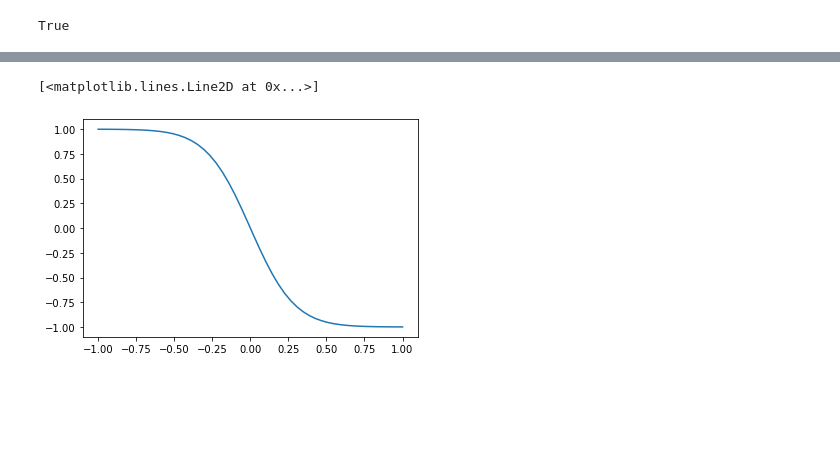
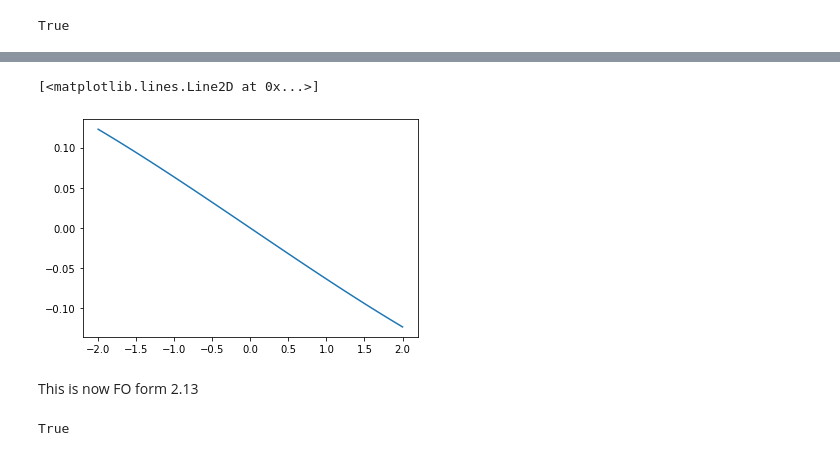
Before and after one commit to MarcusHatton/MastersProjectSpinoff, a Jupyter notebook: SolvingTheBVP.ipynb, the cells around one changed output, grey strips where cells are left out. Cells and saved outputs as stored; diff of their text form; code cells hidden in the pictures; blank space fills up the shorter version.

```diff
--- a/SolvingTheBVP.ipynb
+++ b/SolvingTheBVP.ipynb
@@ -27,10 +33,25 @@ def bcs(qa, qb):
+# %%
+zeta = 0.001
+tau_Pi = 1
+V = 0
+def f_bvp(eta, q, p):
+    V = p[0]
+    u, du, ddu = q
+    f = np.zeros_like(q)
+    f[0, :] = du
+    f[1, :] = ddu
+    f[2, :] = ( ((zeta/tau_Pi)*((2*u - V)*du - ddu) - du*ddu) / u) # dddu
+    return f
+def bcs(qa, qb, p):
+    return np.array([qa[0] - 1, qb[0] + 1, qa[1], qb[1]])
 # %%
 eta = np.linspace(-100, 100)
-q_guess = np.zeros((2, len(eta)))
+q_guess = np.zeros((3, len(eta)))
 q_guess[0, :] = - eta / 100
 q_guess[1, :] = - 1 / 100
 # %%
-soln = solve_bvp(f_bvp, bcs, eta, q_guess)
+soln = solve_bvp(f_bvp, bcs, eta, q_guess, p = [0], tol=5e-2)
+#soln = solve_bvp(f_bvp, bcs, soln.x, soln.y, p = [0], tol=1e-2)
 soln.success
 # %% [output]
 True
@@ -42,6 +83,8 @@ plt.plot(soln.x, soln.y[0, :])
 # %%
-eta_zoom = np.linspace(-1, 1)
+eta_zoom = np.linspace(-2, 2)
 plt.plot(eta_zoom, soln.sol(eta_zoom)[0, :])
 # %% [output]
 [<matplotlib.lines.Line2D at 0x...>]
-[figure, old version]
+[figure, new version]
+# %% [markdown]
+This is now FO form 2.13
@@ -47,0 +111,6 @@ plt.plot(eta_zoom, soln.sol(eta_zoom)[0, :])
+# %%
+#soln = solve_bvp(f_bvp, bcs, eta, q_guess, p = [0], tol=1e-1)
+soln = solve_bvp(f_bvp, bcs, eta, q_guess, tol=1e-1)
+soln.success
+# %% [output]
+True
```
Also changed, not shown: parts of 20 cells of this notebook.
